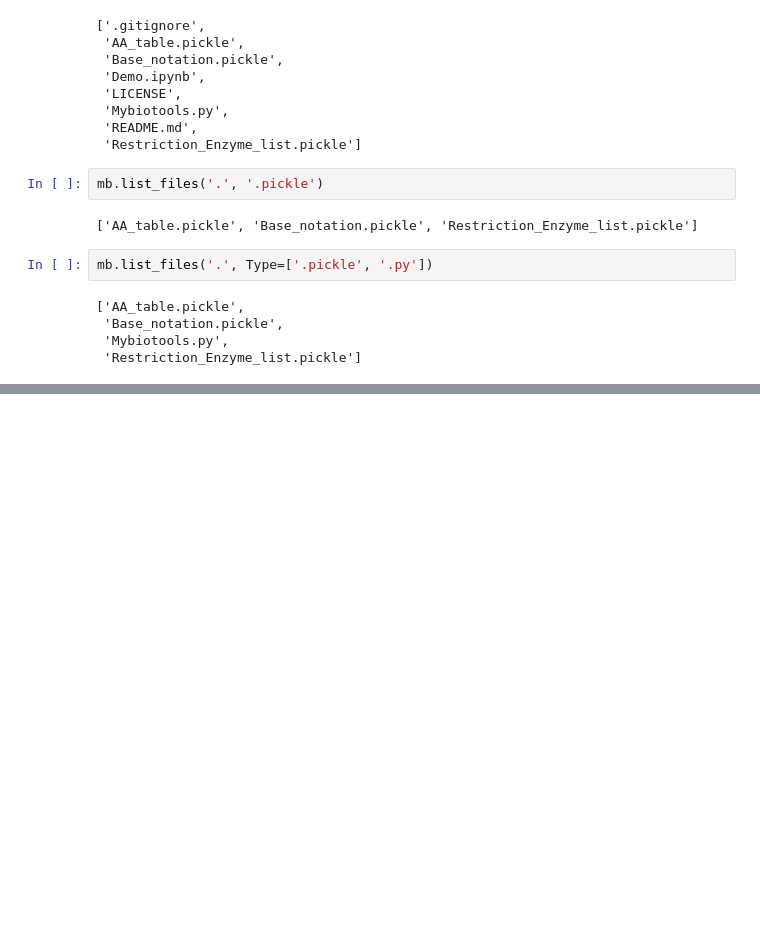
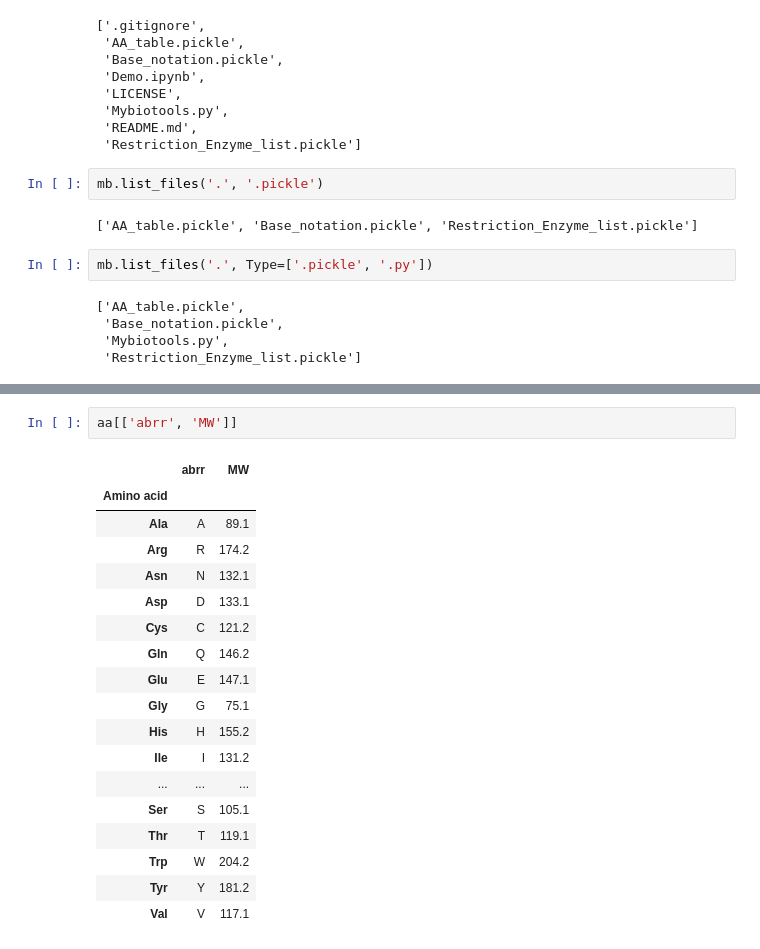
Before and after one commit to mingzhangyang/Mybiotools, a Jupyter notebook: Demo.ipynb, the cells around one changed output, grey strips where cells are left out. Cells and saved outputs as stored; diff of their text form; blank space fills up the shorter version.

```diff
--- a/Demo.ipynb
+++ b/Demo.ipynb
@@ -172,0 +231,21 @@ mb.list_files('.', Type=['.pickle', '.py'])
+# %%
+aa[['abrr', 'MW']]
+# %% [output]
+|  | abrr | MW |
+| Amino acid |  |  |
+| Ala | A | 89.1 |
+| Arg | R | 174.2 |
+| Asn | N | 132.1 |
+| Asp | D | 133.1 |
+| Cys | C | 121.2 |
+| Gln | Q | 146.2 |
+| Glu | E | 147.1 |
+| Gly | G | 75.1 |
+| His | H | 155.2 |
+| Ile | I | 131.2 |
+| ... | ... | ... |
+| Ser | S | 105.1 |
+| Thr | T | 119.1 |
+| Trp | W | 204.2 |
+| Tyr | Y | 181.2 |
+| Val | V | 117.1 |
```
Also changed, not shown: parts of 7 cells of this notebook.
